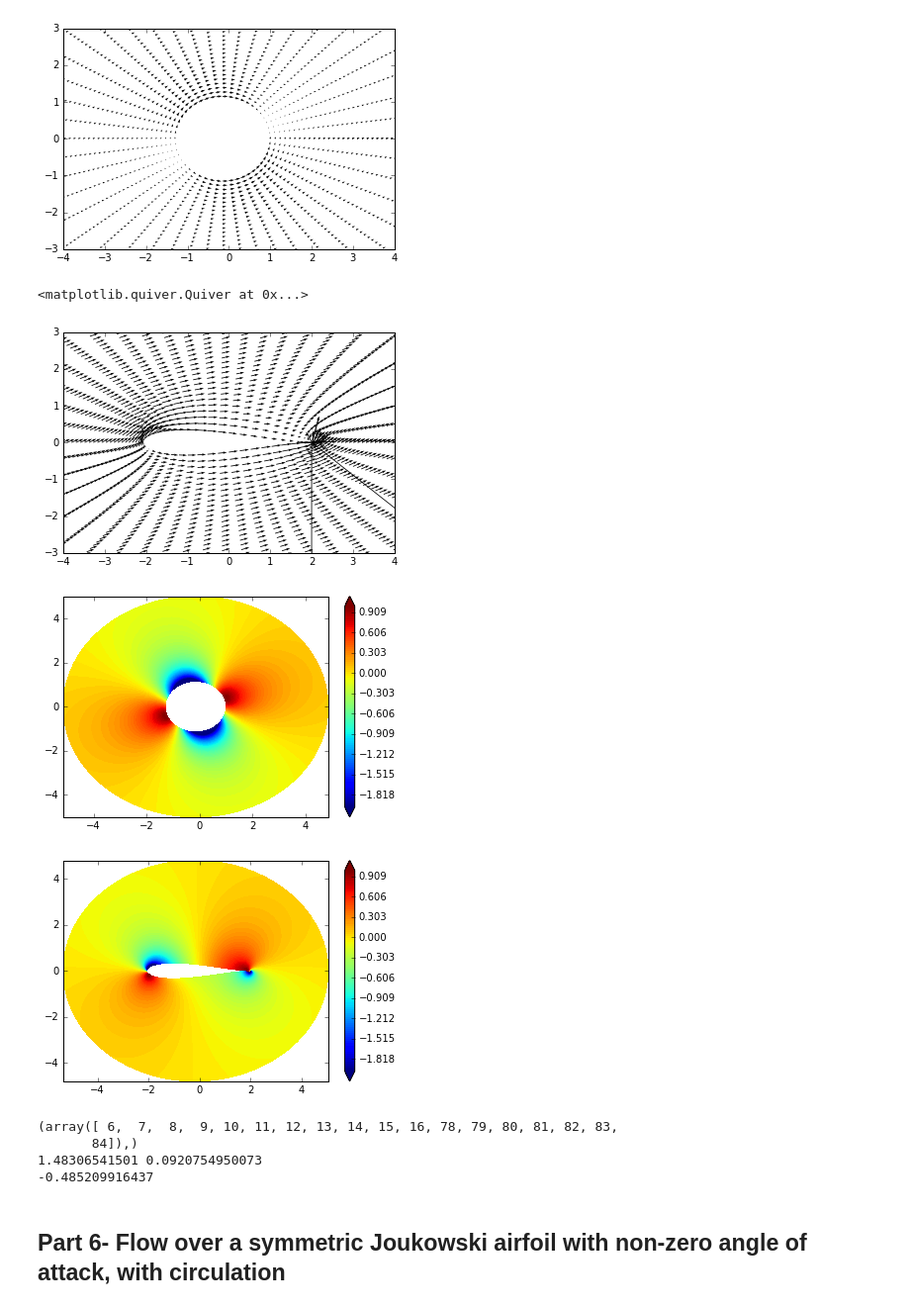
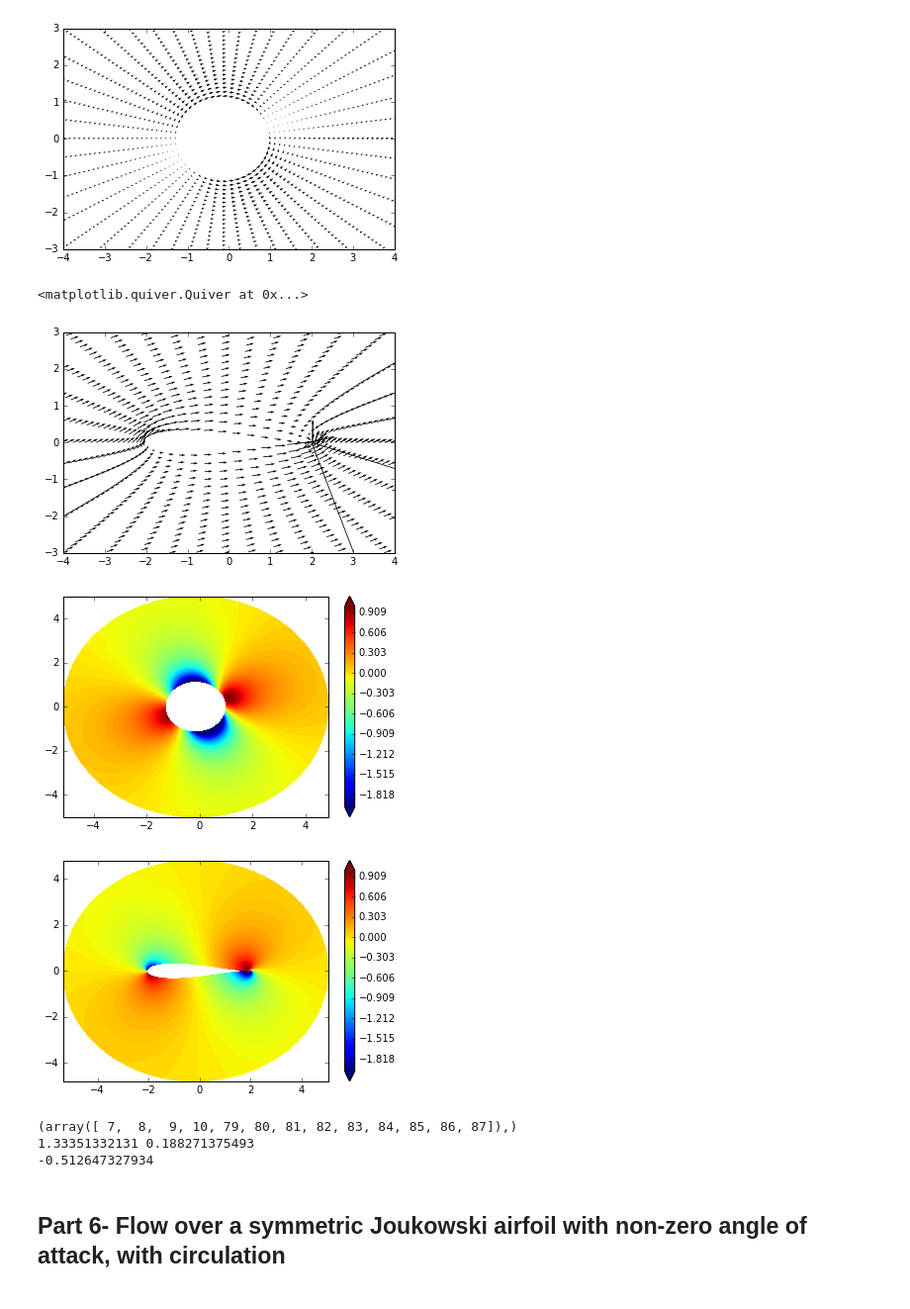
Before and after one commit to alexabaumer/MAE6226, a Jupyter notebook: Baumer_assignment02.ipynb, the cells around one changed output. Shown at 99% size. Cells and saved outputs as stored; diff of their text form; code cells hidden in the pictures.

Commit message:
more assignment two adjustments- still a bug I cannot figure out

```diff
--- a/Baumer_assignment02.ipynb
+++ b/Baumer_assignment02.ipynb
@@ -329,16 +329,16 @@ def doublet(u_inf, strength, xd, yd, X, Y):
     u_d = -strength/(2*numpy.pi)*((X-xd)**2-(Y-yd)**2)/((X-xd)**2+(Y-yd)**2)**2
     v_d = -strength/(2*numpy.pi)*2*(X-xd)*(Y-yd)/((X-xd)**2+(Y-yd)**2)**2
 
-    psi_fs = u_inf * Y
+    psi_d = -strength/(2*math.pi)*(Y-yd)/((X-xd)**2+(Y-yd)**2)
 
     return u_d,v_d, psi_d
 # %%
 def fs(u_inf, X, Y, Nx, Ny, alpha):
 
-    u_fs = u_inf * numpy.ones((Nx, Ny), dtype=float) * numpy.cos(alpha)
-    v_fs = u_inf * numpy.ones((Nx, Ny), dtype=float) * numpy.sin(alpha)
+    u_fs = u_inf * numpy.ones((Nx, Ny), dtype=float) * numpy.cos(0)
+    v_fs = u_inf * numpy.ones((Nx, Ny), dtype=float) * numpy.sin(0)
 
-    psi_fs = u_inf * Y
+    psi_fs = u_inf * (Y*numpy.cos(alpha) - X*numpy.sin(alpha))
 
     return u_fs, v_fs, psi_fs
 # %%
@@ -347,7 +347,7 @@ strength_d = (R**2)*2*numpy.pi*u_inf
 
 u_d2, v_d2, psi_d2 = doublet(u_inf, strength_d, x0, y0, xl, yl)
 
-u_fs2, v_fs2, psi_fs2 = fs(u_inf, xl, yl, n_theta, n_r, 0.0)
+u_fs2, v_fs2, psi_fs2 = fs(u_inf, xl, yl, n_theta, n_r, alpha)
 
 u2 = u_d2 + u_fs2
 v2 = v_d2 + v_fs2
@@ -389,10 +389,10 @@ pyplot.ylim(-3,3)
 # %%
 pyplot.xlim(-4,4)
 pyplot.ylim(-3,3)
-pyplot.quiver(xi.real[::3,::3], xi.imag[::3,::3], u_wxi[::3,::3], v_wxi[::3,::3], scale=40.0)
+pyplot.quiver(xi.real[::4,::4], xi.imag[::4,::4], u_wxi[::4,::4], v_wxi[::4,::4], scale=40.0)
 # %% [output]
 <matplotlib.quiver.Quiver at 0x...>
-[figure, old version]
+[figure, new version]
 # %%
 #pressure coefficient
 
@@ -402,12 +402,12 @@ c_pl2 = 1.0 - (u_wxi**2 + v_wxi**2)/u_inf**2
 contf = pyplot.contourf(xr, yr, c_pl, levels = numpy.linspace(-2,1,100), extend='both')
 cbar = pyplot.colorbar(contf)
 # %% [output]
-[figure, old version]
+[figure, new version]
 # %%
 contf = pyplot.contourf(xi.real, xi.imag, c_pl2, levels = numpy.linspace(-2,1,100), extend='both')
 cbar = pyplot.colorbar(contf)
 # %% [output]
-[figure, old version]
+[figure, new version]
 # %%
 #Stagnation points on the airfoil
 vel_surf = numpy.sqrt(u_wxi[:,0]**2 + v_wxi[:,0]**2)
@@ -426,10 +426,9 @@ print((vel_u_50),(vel_v_50))
 cp_75 = c_pl2[74,0]
 print(cp_75)
 # %% [output]
-(array([ 6,  7,  8,  9, 10, 11, 12, 13, 14, 15, 16, 78, 79, 80, 81, 82, 83,
-       84]),)
-1.48306541501 0.0920754950073
--0.485209916437
+(array([ 7,  8,  9, 10, 79, 80, 81, 82, 83, 84, 85, 86, 87]),)
+1.33351332131 0.188271375493
+-0.512647327934
 # %% [markdown]
 ## Part 6- Flow over a symmetric Joukowski airfoil with non-zero angle of attack, with circulation
 # %%
```
Also changed, not shown: parts of 6 cells of this notebook.
